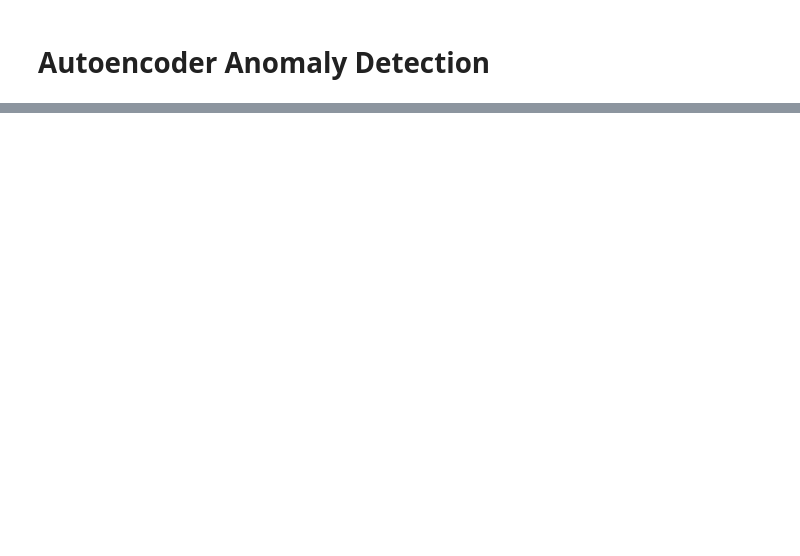
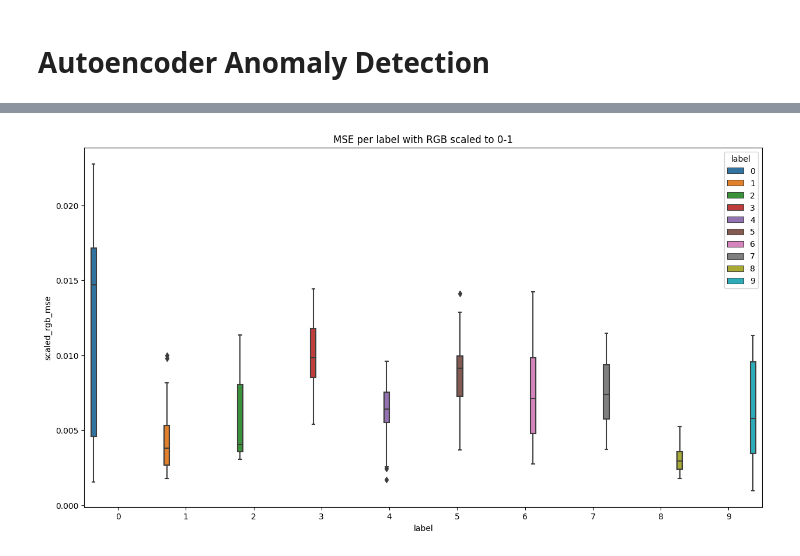
Before and after one commit to seanhyper/plant_disease_ds, a Jupyter notebook: exploration.ipynb, the cells around one changed output, grey strips where cells are left out. Drawn from its saved outputs; the diff is of its cells as text; code cells hidden in the pictures; blank space fills up the shorter version.

```diff
--- a/exploration.ipynb
+++ b/exploration.ipynb
@@ -516,13 +549,13 @@ import torch.nn as nn
 # %%
 transform = transforms.Compose([transforms.ToTensor()])
 
-dataset = AutoencoderDataSet(n_samples_from_each_class=300, transform=transform)
+dataset = AutoencoderDataSet(n_samples_from_each_class=26, transform=transform)
 
 train_dataset, val_dataset, test_dataset = dataset.get_splits(train_size=0.7, val_size=0.3)
 
 train_loader = DataLoader(train_dataset, batch_size=32, shuffle=True)
 val_loader = DataLoader(val_dataset, batch_size=32, shuffle=False)
-test_loader = DataLoader(test_dataset, batch_size=32, shuffle=False)
+test_loader = DataLoader(test_dataset, batch_size=32, shuffle=True)
 # %%
 from PIL import Image
 
@@ -570,0 +629,3 @@ for epoch in range(num_epochs):
+# %%
+model = Autoencoder()
+model.load_state_dict(torch.load('autoencoder_weights/best_model.pth'))
@@ -589,3 +656,3 @@ visualize_reconstructions(images, reconstructions, n=10)
 # %%
 from autoencoder import generate_output_dataframe
-mse_df = generate_output_dataframe(model, test_loader, hsv_evaluation=False)
+mse_df = generate_output_dataframe(model, test_loader)
@@ -594,0 +668,9 @@ plt.show()
+# %%
+import seaborn as sns
+
+fig, ax = plt.subplots(figsize=(15,8))
+sns.boxplot(mse_df, x='label', y='scaled_rgb_mse' ,hue='label')
+plt.title("MSE per label with RGB scaled to 0-1")
+plt.show()
+# %% [output]
+[figure, added]
```
Also changed, not shown: parts of 20 cells of this notebook, 1 other file.
